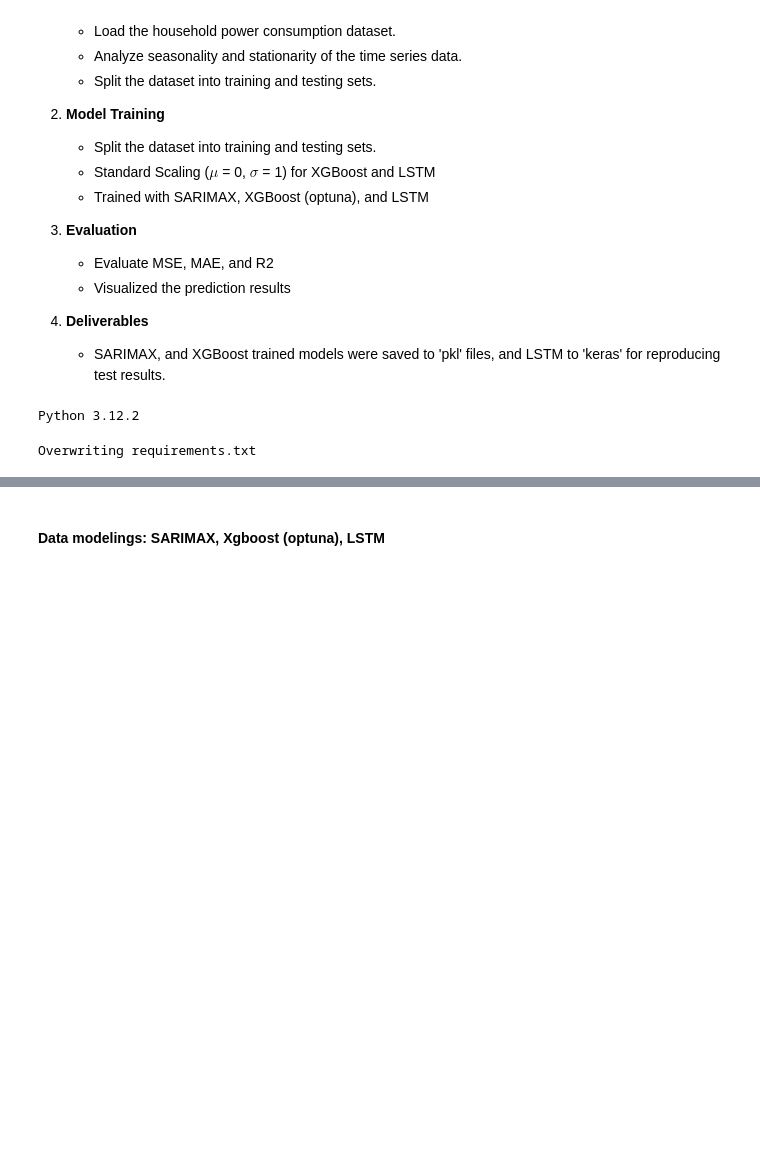
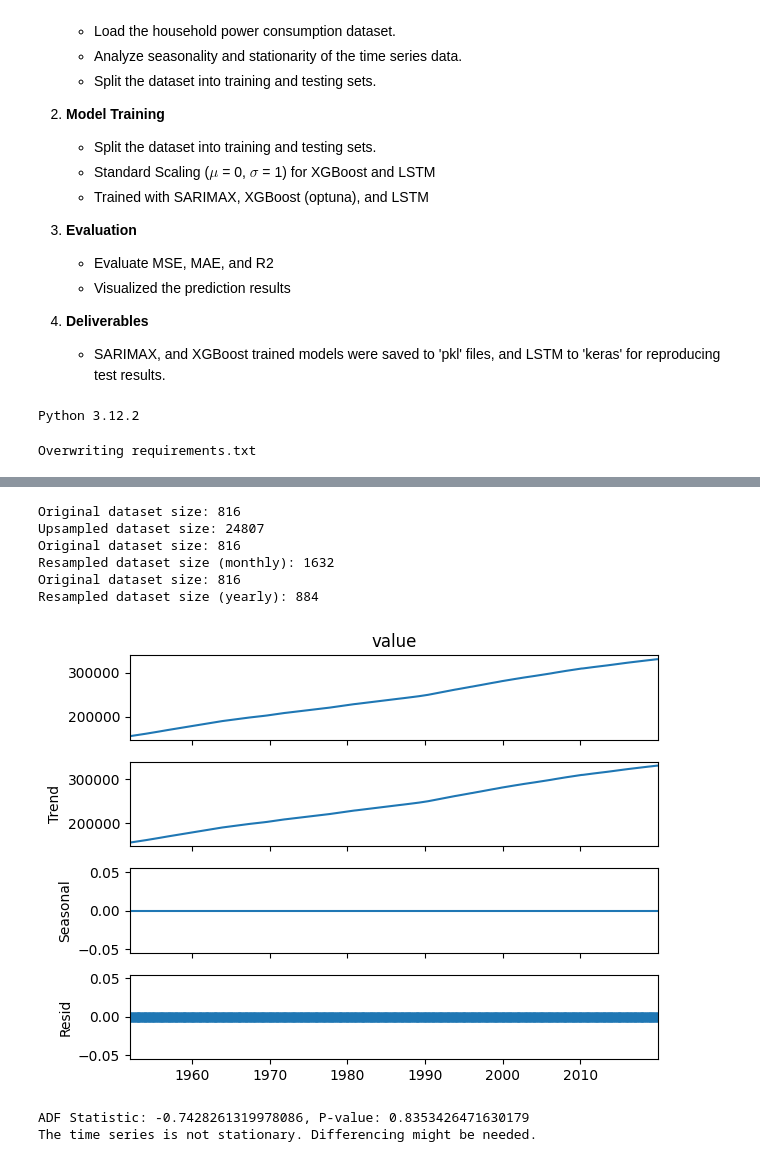
Before and after one commit to rytakahas/TimeSeries, a Jupyter notebook: TimeSeries.ipynb, the cells around one changed output, grey strips where cells are left out. Drawn from its saved outputs; the diff is of its cells as text; code cells hidden in the pictures; blank space fills up the shorter version.

```diff
--- a/TimeSeries.ipynb
+++ b/TimeSeries.ipynb
@@ -169 +94,65 @@ P-value: 9.101197279691604e-27
+# %%
+# Load dataset
+url = "https://raw.githubusercontent.com/rytakahas/TimeSeries/main/POP.csv"
+df = pd.read_csv(url)
+
+# Convert 'date' to datetime and set as index
+df['date'] = pd.to_datetime(df['date'])
+df.set_index('date', inplace=True)
+
+# Resample to daily frequency (from monthly)
+df_resampled = df['value'].resample('D').interpolate(method='linear')
+# Check the original and increased size of the dataset
+
+print(f"Original dataset size: {len(df)}")
+print(f"Upsampled dataset size: {len(df_resampled)}")
+
+# Resample to monthly frequency (without losing original data points)
+df_resampled_m = df['value'].resample('ME').asfreq()
+
+# Interpolate missing values only for the new monthly points
+df_resampled_m = df_resampled_m.combine_first(df['value']).interpolate(method='linear')
+
+# Check the original and resampled size of the dataset
+print(f"Original dataset size: {len(df)}")
+print(f"Resampled dataset size (monthly): {len(df_resampled_m)}")
+
+# Resample to yearly frequency (without losing original data points)
+df_resampled_y = df['value'].resample('Y').asfreq()
+
+# Combine original data points with resampled data and interpolate missing years
+df_resampled_y = df_resampled_y.combine_first(df['value']).interpolate(method='linear')
+
+# Check the original and resampled size of the dataset
+print(f"Original dataset size: {len(df)}")
+print(f"Resampled dataset size (yearly): {len(df_resampled_y)}")
+# %% [output]
+Original dataset size: 816
+Upsampled dataset size: 24807
+Original dataset size: 816
+Resampled dataset size (monthly): 1632
+Original dataset size: 816
+Resampled dataset size (yearly): 884
+# %%
+# Check for non-seasonality using decomposition
+#decomposition = seasonal_decompose(df_resampled.dropna(), model='additive', period=365)
+#decomposition = seasonal_decompose(df_resampled_m.dropna(), model='additive', period=12)
+decomposition = seasonal_decompose(df_resampled_y.dropna(), model='additive', period=1)
+decomposition.plot()
+plt.show()
+
+# ADF Test to confirm stationarity
+#adf_result = adfuller(df_resampled.dropna())
+#adf_result = adfuller(df_resampled_m.dropna())
+adf_result = adfuller(df_resampled_y.dropna())
+print(f"ADF Statistic: {adf_result[0]}, P-value: {adf_result[1]}")
+
+if adf_result[1] < 0.05:
+    print("The time series is stationary.")
+else:
+    print("The time series is not stationary. Differencing might be needed.")
+# %% [output]
+[figure, added]
+ADF Statistic: -0.7428261319978086, P-value: 0.8353426471630179
+The time series is not stationary. Differencing might be needed.
 # %%
@@ -175,3 +162 @@ train, test = df.iloc[:train_size], df.iloc[train_size:]
-# %% [markdown]
-#### Data modelings: SARIMAX, Xgboost (optuna), LSTM
 # %%
```
Also changed, not shown: parts of 17 cells of this notebook, 1 other file.
